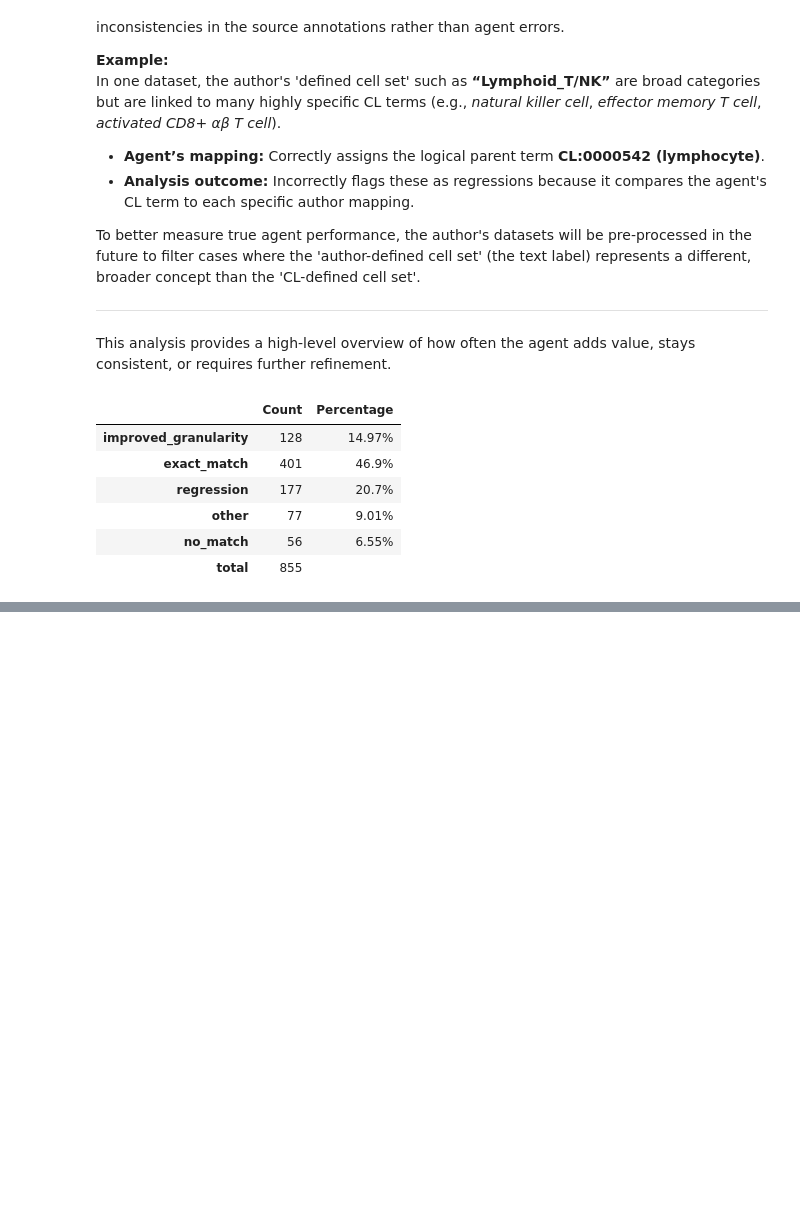
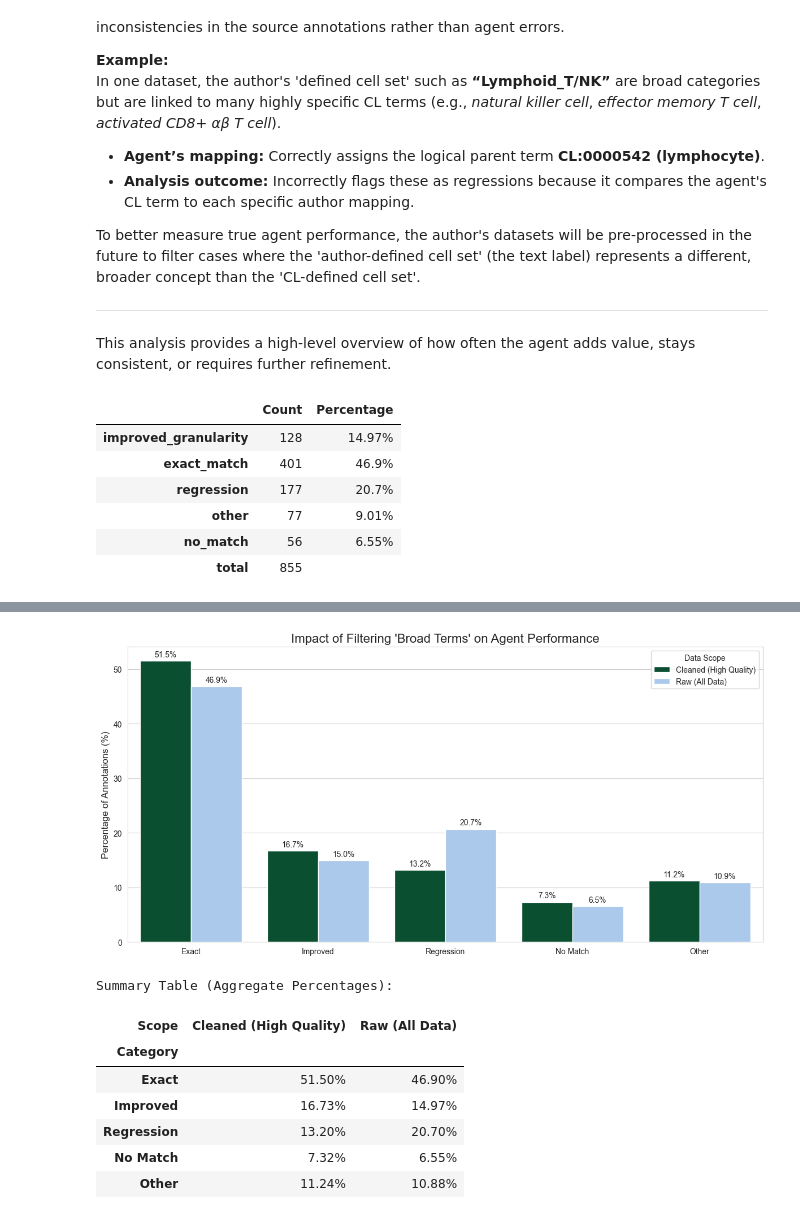
Before and after one commit to Cellular-Semantics/cellsem-agent, a Jupyter notebook: Notebooks/amica_granularity_showcase.ipynb, the cells around one changed output, grey strips where cells are left out. Drawn from its saved outputs; the diff is of its cells as text; code cells hidden in the pictures; blank space fills up the shorter version.

Commit message:
updated the notebook to include "broad term" filtering results

```diff
--- a/Notebooks/amica_granularity_showcase.ipynb
+++ b/Notebooks/amica_granularity_showcase.ipynb
@@ -304,0 +329,16 @@ display(stats_df)
+# %%
+# --- CELL 2: Configuration ---
+
+# Adjust this path to point to your 'resources' folder relative to this notebook
+# Based on your previous messages, it seems to be here:
+BASE_PATH = Path("../cellsem_agent/graphs/cxg_annotate/resources")
+
+INPUT_DIR = BASE_PATH / "input/matrix_outputs_30"
+OUTPUT_DIR = BASE_PATH / "output"
+
+print(f"Input Directory: {INPUT_DIR.resolve()}")
+print(f"Output Directory: {OUTPUT_DIR.resolve()}")
+
+# Verification check
+if not INPUT_DIR.exists() or not OUTPUT_DIR.exists():
+    print("⚠️ WARNING: One or more directories do not exist. Please check the path.")
@@ -304,0 +483,64 @@ display(stats_df)
+# %%
+# --- CELL 5: Visualization ---
+
+import seaborn as sns
+
+# Combine data
+viz_df = pd.DataFrame(raw_results + clean_results)
+
+# Group by Scope and Category to get aggregate sums
+summary_df = viz_df.groupby(['Scope', 'Category'])['Count'].sum().reset_index()
+
+# Calculate percentages based on the total for that Scope
+total_raw = summary_df[summary_df['Scope'] == 'Raw (All Data)']['Count'].sum()
+total_clean = summary_df[summary_df['Scope'] == 'Cleaned (High Quality)']['Count'].sum()
+
+def get_pct(row):
+    total = total_raw if row['Scope'] == 'Raw (All Data)' else total_clean
+    return (row['Count'] / total) * 100
+
+summary_df['Percentage'] = summary_df.apply(get_pct, axis=1)
+
+# --- PLOTTING ---
+plt.figure(figsize=(12, 6))
+sns.set_style("whitegrid")
+
+# Custom order for logical flow
+order = ["Exact", "Improved", "Regression", "No Match", "Other"]
+
+# Create Bar Chart
+ax = sns.barplot(
+    data=summary_df,
+    x='Category',
+    y='Percentage',
+    hue='Scope',
+    order=order,
+    palette={"Raw (All Data)": "#a1c9f4", "Cleaned (High Quality)": "#005a32"}
+)
+
+plt.title("Impact of Filtering 'Broad Terms' on Agent Performance", fontsize=16)
+plt.ylabel("Percentage of Annotations (%)", fontsize=12)
+plt.xlabel(None)
+plt.legend(title="Data Scope")
+
+# Add percentage text labels on top of bars
+for container in ax.containers:
+    ax.bar_label(container, fmt='%.1f%%', padding=3, fontsize=10)
+
+plt.tight_layout()
+plt.show()
+
+# --- TABLE DISPLAY ---
+print("\nSummary Table (Aggregate Percentages):")
+pivot_table = summary_df.pivot(index='Category', columns='Scope', values='Percentage').reindex(order)
+display(pivot_table.style.format("{:.2f}%").background_gradient(cmap="Greens", axis=None))
+# %% [output]
+[figure, added]
+Summary Table (Aggregate Percentages):
+| Scope | Cleaned (High Quality) | Raw (All Data) |
+| Category |  |  |
+| Exact | 51.50% | 46.90% |
+| Improved | 16.73% | 14.97% |
+| Regression | 13.20% | 20.70% |
+| No Match | 7.32% | 6.55% |
+| Other | 11.24% | 10.88% |
```
Also changed, not shown: parts of 5 cells of this notebook.
